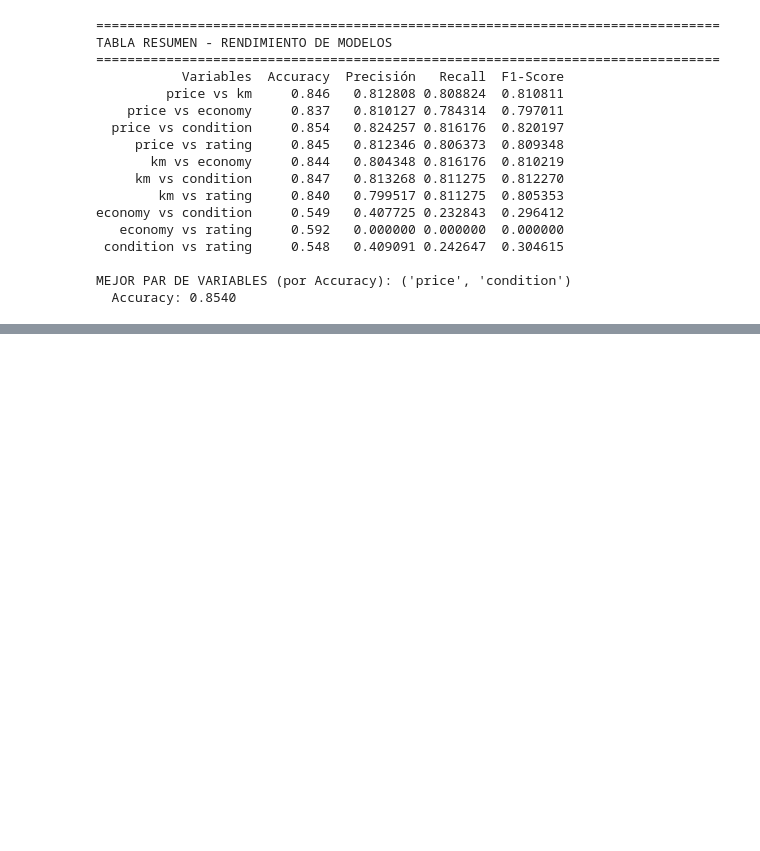
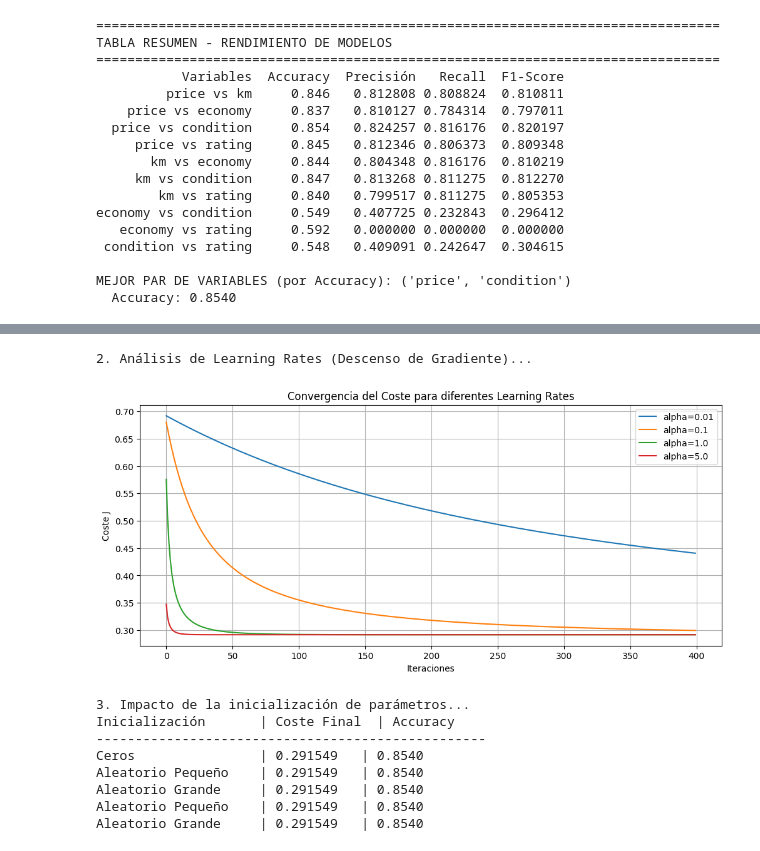
Before and after one commit to IA-devs-UPO/Trabajo1_IA, a Jupyter notebook: RegresionLogistica Mod5/regresion_logistica_modificacion5.ipynb, the cells around one changed output, grey strips where cells are left out. Drawn from its saved outputs; the diff is of its cells as text; code cells hidden in the pictures; blank space fills up the shorter version.

```diff
--- a/RegresionLogistica Mod5/regresion_logistica_modificacion5.ipynb
+++ b/RegresionLogistica Mod5/regresion_logistica_modificacion5.ipynb
@@ -1565,0 +890,72 @@ El modelo es **eficiente** y **fácilmente interpretable** para esta tarea
+# %%
+# 2. Analizar cómo cambia la frontera con diferentes learning rates (usando Gradient Descent simple)
+print("\n2. Análisis de Learning Rates (Descenso de Gradiente)...")
+
+def gradient_descent_simple(X, y, theta, alpha, num_iters):
+    m = len(y)
+    J_history = []
+    theta_hist = theta.copy()
+
+    for i in range(num_iters):
+        h = sigmoid(X.dot(theta_hist))
+        grad = (1/m) * (X.T.dot(h - y))
+        theta_hist = theta_hist - alpha * grad
+        J_history.append(costFunction(theta_hist, pd.DataFrame(X), y))
+
+    return theta_hist, J_history
+
+alphas = [0.01, 0.1, 1.0, 5.0]
+plt.figure(figsize=(12, 5))
+
+# Preparamos datos (ya normalizados y con bias del mejor modelo)
+X_gd = X_mejor.values
+y_gd = y_full.to_numpy().flatten()
+theta_init_gd = np.zeros(X_gd.shape[1])
+
+for alpha in alphas:
+    theta_final, J_hist = gradient_descent_simple(X_gd, y_gd, theta_init_gd, alpha, 400)
+    plt.plot(J_hist, label=f'alpha={alpha}')
+
+plt.xlabel('Iteraciones')
+plt.ylabel('Coste J')
+plt.title('Convergencia del Coste para diferentes Learning Rates')
+plt.legend()
+plt.grid(True)
+plt.show()
+
+
+# 3. Impacto de la inicialización de parámetros
+print("\n3. Impacto de la inicialización de parámetros...")
+initializations = {
+    'Ceros': np.zeros(X_mejor.shape[1]),
+    'Aleatorio Pequeño': np.random.randn(X_mejor.shape[1]) * 0.01,
+    'Aleatorio Grande': np.random.randn(X_mejor.shape[1]) * 10
+}
+
+print(f"{'Inicialización':<20} | {'Coste Final':<12} | {'Accuracy':<10}")
+print("-" * 50)
+
+for name, theta_ini in initializations.items():
+    theta_opt_init = op.fmin_cg(
+        f=costFunction,
+        x0=theta_ini,
+        fprime=gradientFunction,
+        args=(X_mejor, y_gd),
+        maxiter=400,
+        disp=False
+    )
+    cost_final = costFunction(theta_opt_init, X_mejor, y_gd)
+    pred = predict(theta_opt_init, X_mejor, bool_round=True)
+    acc = np.mean(pred == y_gd)
+    print(f"{name:<20} | {cost_final:.6f}   | {acc:.4f}")
+# %% [output]
+2. Análisis de Learning Rates (Descenso de Gradiente)...
+[figure, added]
+3. Impacto de la inicialización de parámetros...
+Inicialización       | Coste Final  | Accuracy
+--------------------------------------------------
+Ceros                | 0.291549   | 0.8540
+Aleatorio Pequeño    | 0.291549   | 0.8540
+Aleatorio Grande     | 0.291549   | 0.8540
+Aleatorio Pequeño    | 0.291549   | 0.8540
+Aleatorio Grande     | 0.291549   | 0.8540
```
Also changed, not shown: parts of 59 cells of this notebook, 2 other files.
